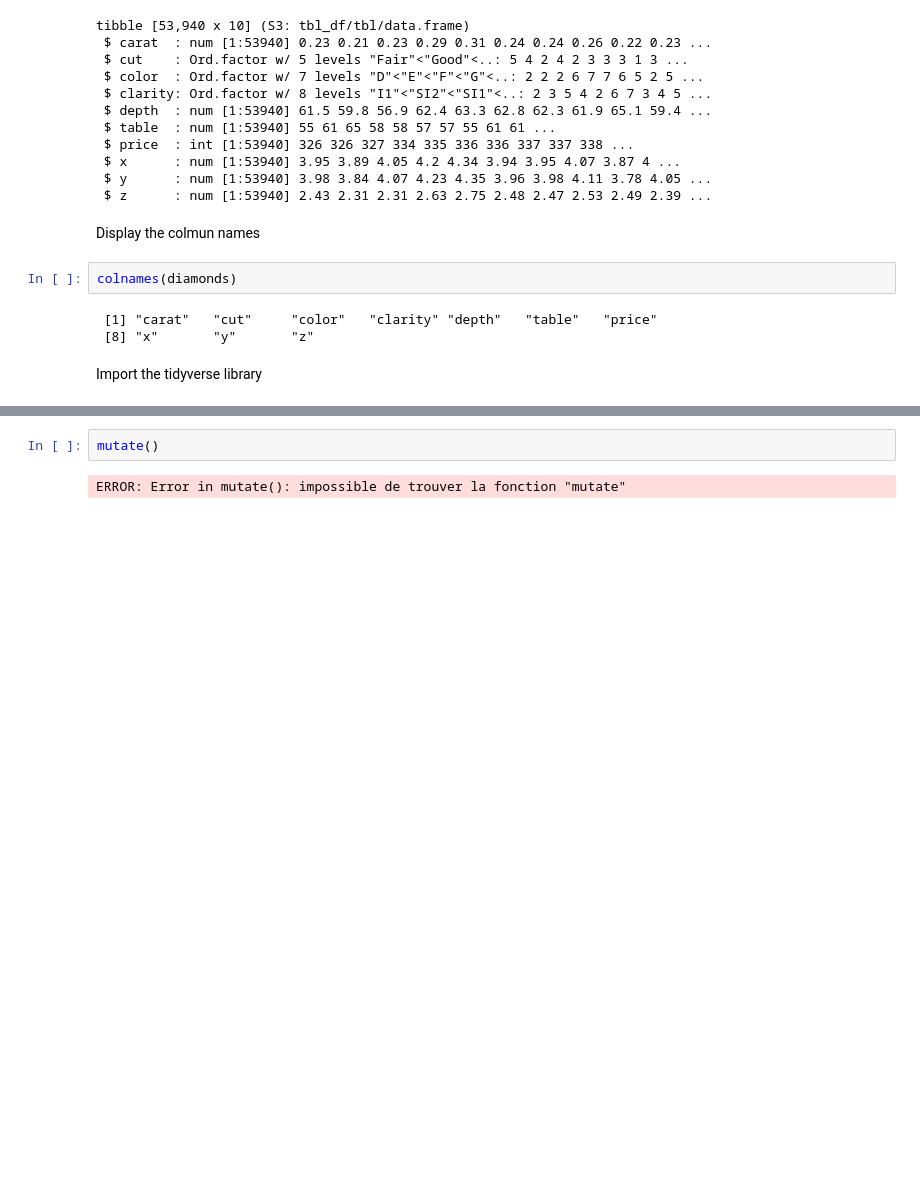
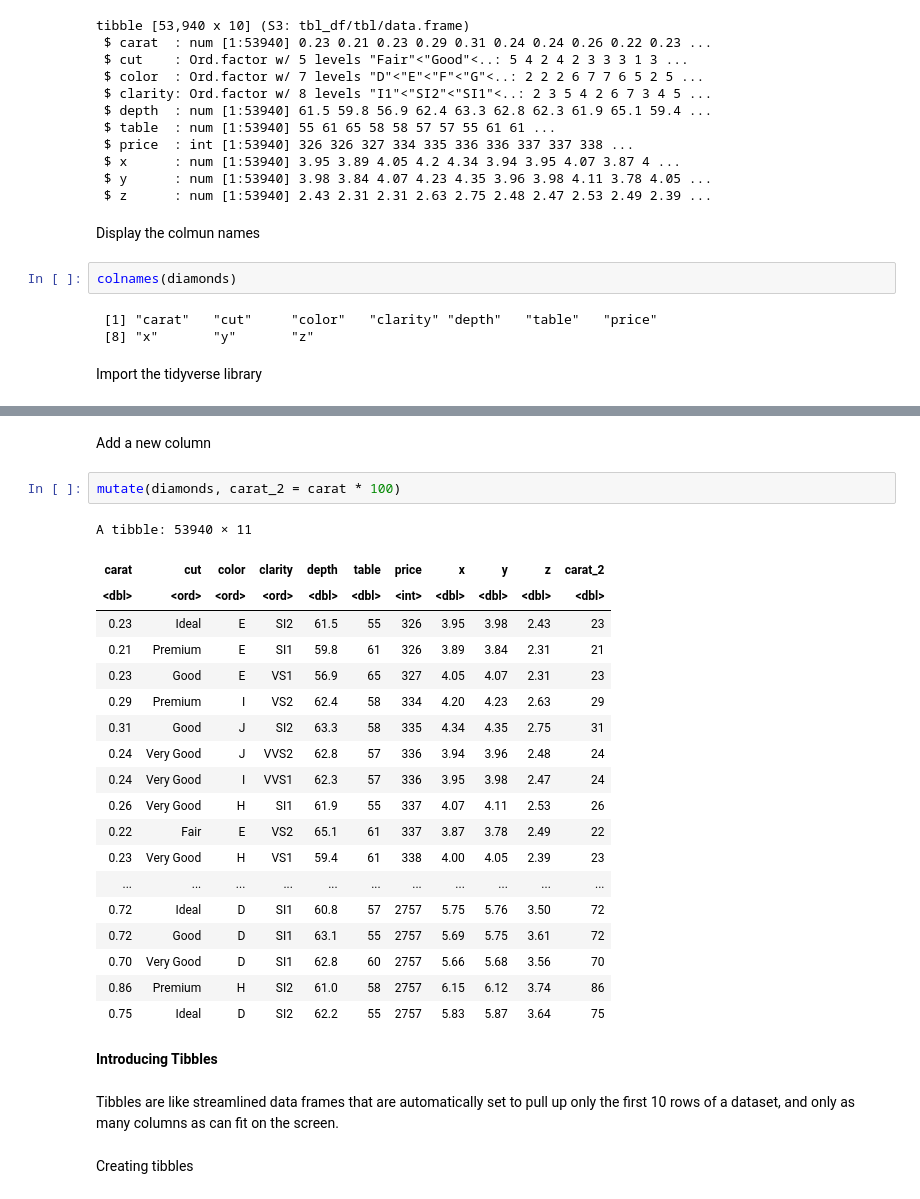
Before and after one commit to chikoungoun/R-Tuto, a Jupyter notebook: R_First encounter.ipynb, the cells around one changed output, grey strips where cells are left out. Cells and saved outputs as stored; diff of their text form; blank space fills up the shorter version.

```diff
--- a/R_First encounter.ipynb
+++ b/R_First encounter.ipynb
@@ -110,4 +87,30 @@ ERROR: Error: package or namespace load failed for 'tidyverse' in loadNamespace(
-# %%
-mutate()
-# %% [output]
-ERROR: Error in mutate(): impossible de trouver la fonction "mutate"
+# %% [markdown]
+Add a new column
+# %%
+mutate(diamonds, carat_2 = carat * 100)
+# %% [output]
+A tibble: 53940 × 11
+| carat | cut | color | clarity | depth | table | price | x | y | z | carat_2 |
+| <dbl> | <ord> | <ord> | <ord> | <dbl> | <dbl> | <int> | <dbl> | <dbl> | <dbl> | <dbl> |
+| 0.23 | Ideal | E | SI2 | 61.5 | 55 | 326 | 3.95 | 3.98 | 2.43 | 23 |
+| 0.21 | Premium | E | SI1 | 59.8 | 61 | 326 | 3.89 | 3.84 | 2.31 | 21 |
+| 0.23 | Good | E | VS1 | 56.9 | 65 | 327 | 4.05 | 4.07 | 2.31 | 23 |
+| 0.29 | Premium | I | VS2 | 62.4 | 58 | 334 | 4.20 | 4.23 | 2.63 | 29 |
+| 0.31 | Good | J | SI2 | 63.3 | 58 | 335 | 4.34 | 4.35 | 2.75 | 31 |
+| 0.24 | Very Good | J | VVS2 | 62.8 | 57 | 336 | 3.94 | 3.96 | 2.48 | 24 |
+| 0.24 | Very Good | I | VVS1 | 62.3 | 57 | 336 | 3.95 | 3.98 | 2.47 | 24 |
+| 0.26 | Very Good | H | SI1 | 61.9 | 55 | 337 | 4.07 | 4.11 | 2.53 | 26 |
+| 0.22 | Fair | E | VS2 | 65.1 | 61 | 337 | 3.87 | 3.78 | 2.49 | 22 |
+| 0.23 | Very Good | H | VS1 | 59.4 | 61 | 338 | 4.00 | 4.05 | 2.39 | 23 |
+| ... | ... | ... | ... | ... | ... | ... | ... | ... | ... | ... |
+| 0.72 | Ideal | D | SI1 | 60.8 | 57 | 2757 | 5.75 | 5.76 | 3.50 | 72 |
+| 0.72 | Good | D | SI1 | 63.1 | 55 | 2757 | 5.69 | 5.75 | 3.61 | 72 |
+| 0.70 | Very Good | D | SI1 | 62.8 | 60 | 2757 | 5.66 | 5.68 | 3.56 | 70 |
+| 0.86 | Premium | H | SI2 | 61.0 | 58 | 2757 | 6.15 | 6.12 | 3.74 | 86 |
+| 0.75 | Ideal | D | SI2 | 62.2 | 55 | 2757 | 5.83 | 5.87 | 3.64 | 75 |
+# %% [markdown]
+**Introducing Tibbles**
+# %% [markdown]
+Tibbles are like streamlined data frames that are automatically set to pull up only the first 10 rows of a dataset, and only as many columns as can fit on the screen.
+# %% [markdown]
+Creating tibbles
```
Also changed, not shown: parts of 7 cells of this notebook.
